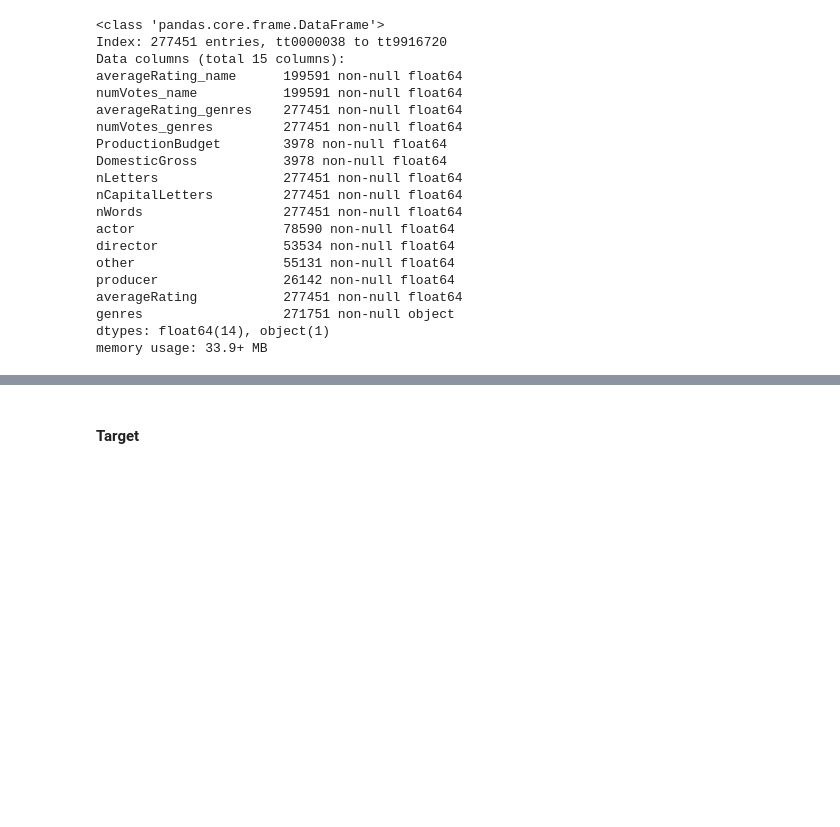
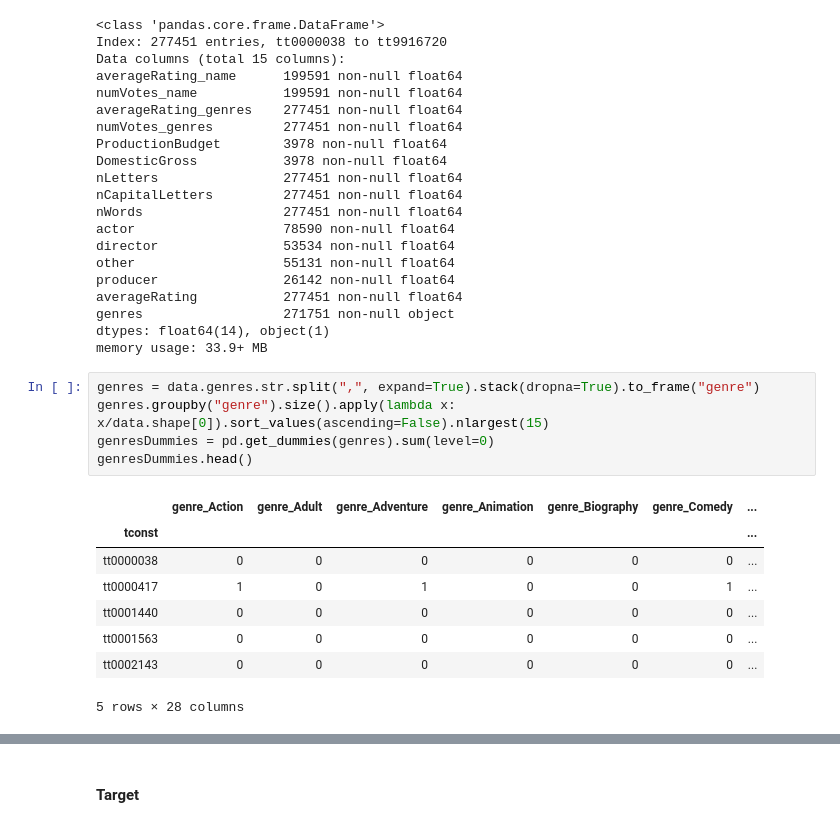
Before and after one commit to michaeltouze/datasciencest-movie, a Jupyter notebook: src/Modeling.ipynb, the cells around one changed output, grey strips where cells are left out. Cells and saved outputs as stored; diff of their text form; blank space fills up the shorter version.

```diff
--- a/src/Modeling.ipynb
+++ b/src/Modeling.ipynb
@@ -83,3 +83,17 @@ averageRating           277451 non-null float64
 genres                  271751 non-null object
 dtypes: float64(14), object(1)
 memory usage: 33.9+ MB
+# %%
+genres = data.genres.str.split(",", expand=True).stack(dropna=True).to_frame("genre")
+genres.groupby("genre").size().apply(lambda x: x/data.shape[0]).sort_values(ascending=False).nlargest(15)
+genresDummies = pd.get_dummies(genres).sum(level=0)
+genresDummies.head()
+# %% [output]
+|  | genre_Action | genre_Adult | genre_Adventure | genre_Animation | genre_Biography | genre_Comedy | ... |
+| tconst |  |  |  |  |  |  | ... |
+| tt0000038 | 0 | 0 | 0 | 0 | 0 | 0 | ... |
+| tt0000417 | 1 | 0 | 1 | 0 | 0 | 1 | ... |
+| tt0001440 | 0 | 0 | 0 | 0 | 0 | 0 | ... |
+| tt0001563 | 0 | 0 | 0 | 0 | 0 | 0 | ... |
+| tt0002143 | 0 | 0 | 0 | 0 | 0 | 0 | ... |
+5 rows × 28 columns
```
Also changed, not shown: parts of 17 cells of this notebook, 1 other file.
